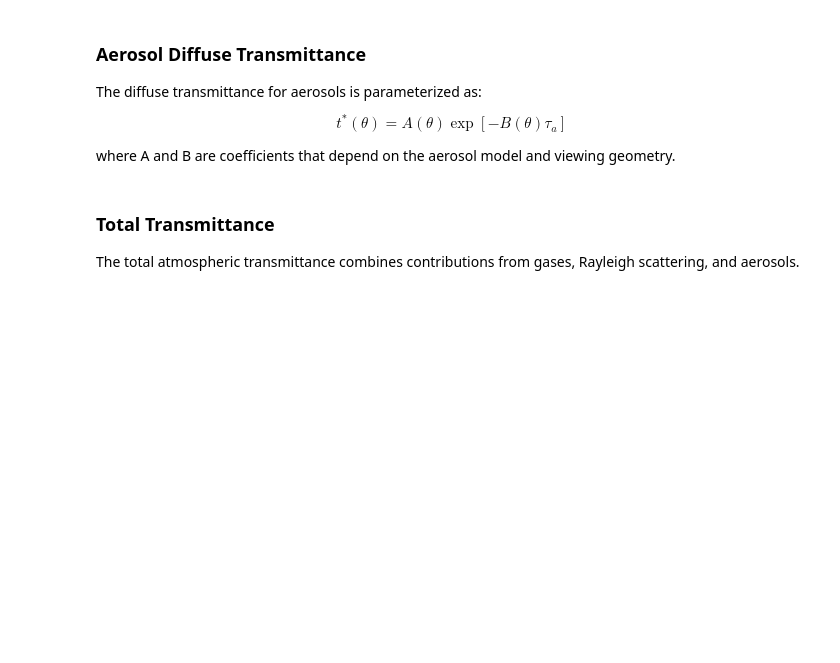
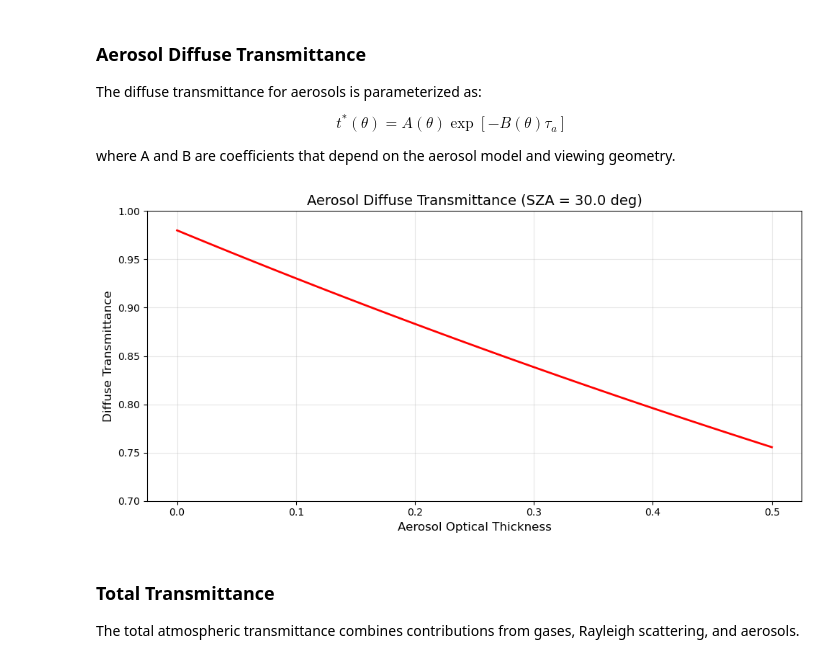
Before and after one commit to ocean-colour/correct-atmosphere, a Jupyter notebook: nb/03_aerosols_transmittance.ipynb, the cells around one changed output. Cells and saved outputs as stored; diff of their text form; code cells hidden in the pictures; blank space fills up the shorter version.

```diff
--- a/nb/03_aerosols_transmittance.ipynb
+++ b/nb/03_aerosols_transmittance.ipynb
@@ -277,22 +343,26 @@ where A and B are coefficients that depend on the aerosol model and viewing geom
 # %%
 # Aerosol diffuse transmittance
 solar_zenith = 30.0
 aot_values = np.linspace(0, 0.5, 50)
 
 # Get coefficients for a typical aerosol model
-A, B = transmittance.diffuse_transmittance_coefficients(solar_zenith, model_index=5)
+coeffs = transmittance.diffuse_transmittance_coefficients(aerosol_model='maritime')
+A = np.interp(solar_zenith, coeffs['theta'], coeffs['A'])
+B = np.interp(solar_zenith, coeffs['theta'], coeffs['B'])
 
 t_aerosol = A * np.exp(-B * aot_values)
 
 plt.figure(figsize=(10, 5))
 plt.plot(aot_values, t_aerosol, 'r-', linewidth=2)
 plt.xlabel('Aerosol Optical Thickness', fontsize=12)
 plt.ylabel('Diffuse Transmittance', fontsize=12)
 plt.title(f'Aerosol Diffuse Transmittance (SZA = {solar_zenith} deg)', fontsize=14)
 plt.grid(True, alpha=0.3)
 plt.ylim(0.7, 1.0)
 plt.tight_layout()
 plt.show()
+# %% [output]
+[figure, added]
 # %% [markdown]
 ### Total Transmittance
 
```
Also changed, not shown: parts of 14 cells of this notebook, 1 other file.
